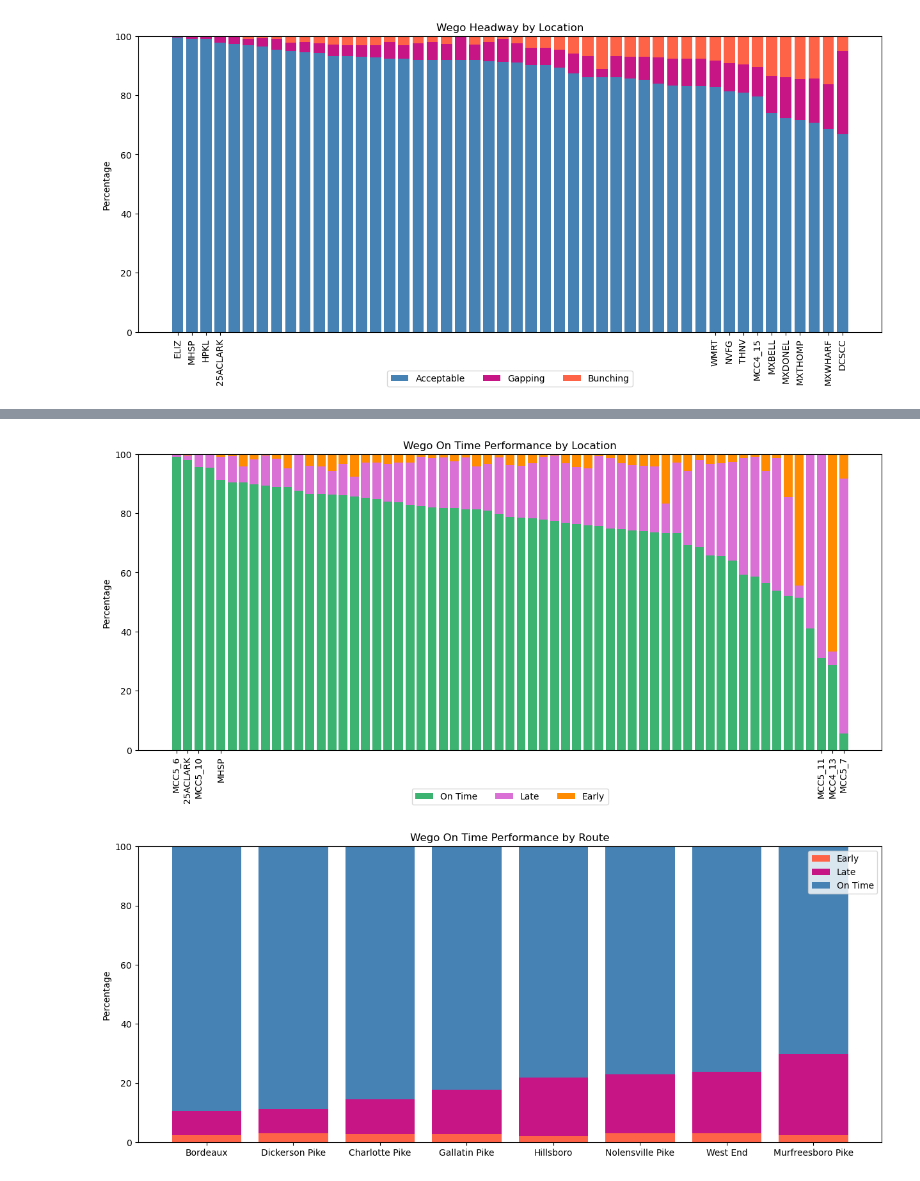
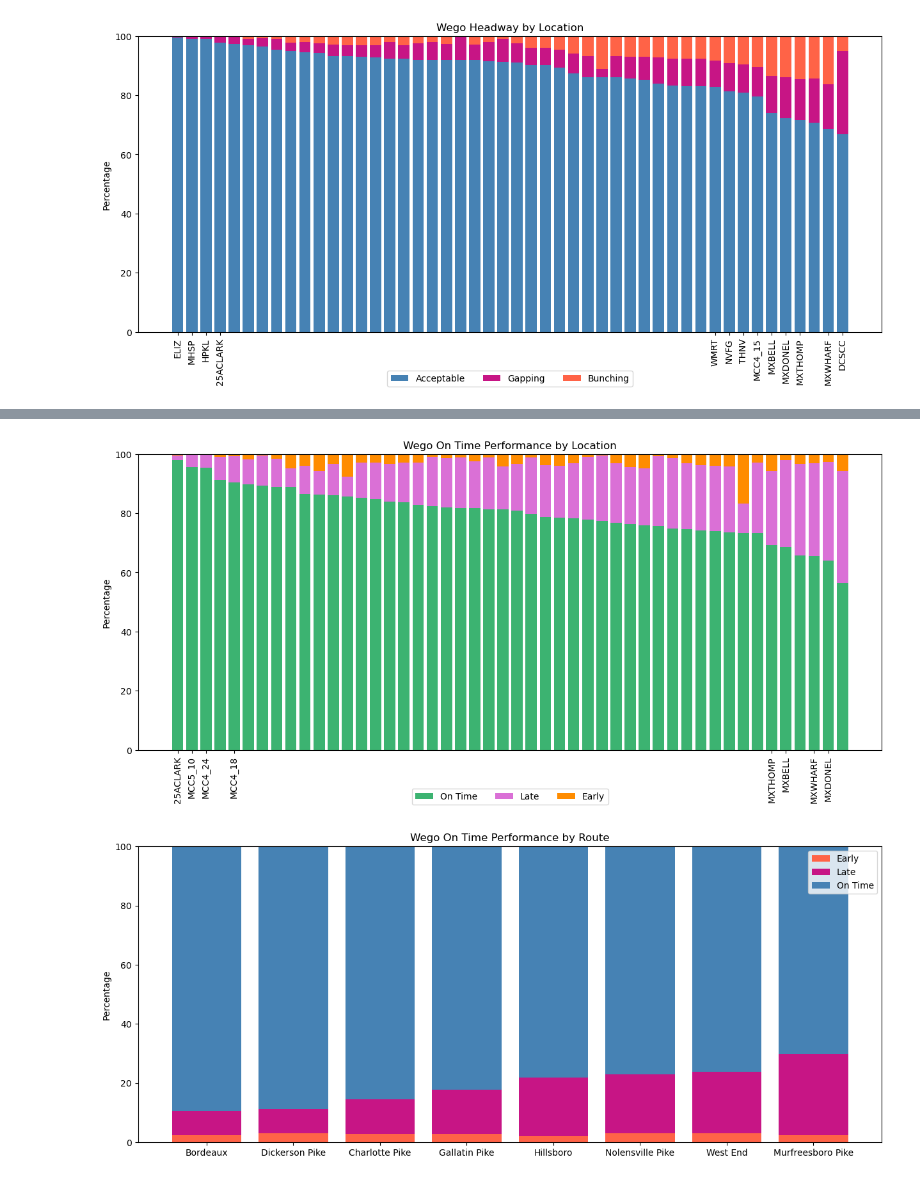
Before and after one commit to NSS-Data-Analytics-Cohort-11/wego-boomers, a Jupyter notebook: notebooks/wego.ipynb, the cells around one changed output, grey strips where cells are left out. Cells and saved outputs as stored; diff of their text form; code cells hidden in the pictures.

```diff
--- a/notebooks/wego.ipynb
+++ b/notebooks/wego.ipynb
@@ -680,3 +712,9 @@ location_on_time = (wego
  [['ADJUSTED_EARLY_COUNT', 'ADJUSTED_LATE_COUNT', 'ADJUSTED_ONTIME_COUNT']]
  .mean()*100
  ).reset_index().sort_values('ADJUSTED_ONTIME_COUNT', ascending=False)
+
+f = wego_drop_unknown[['TIME_POINT_ABBR', 'ROUTE_ABBR']].value_counts().reset_index()
+
+location_on_time = location_on_time.merge(f, how='inner', on='TIME_POINT_ABBR')
+
+location_on_time
@@ -683,27 +739,27 @@ location_on_time = (wego
 # %%
 x=location_on_time['TIME_POINT_ABBR']
 y3=location_on_time['ADJUSTED_EARLY_COUNT']
 y2=location_on_time['ADJUSTED_LATE_COUNT']
 y1=location_on_time['ADJUSTED_ONTIME_COUNT']
 
 plt.figure(figsize=(15,6))
 
 plt.bar(x, y1, color='mediumseagreen')
 plt.bar(x, y2, bottom=y1, color='orchid')
 plt.bar(x, y3, bottom=y1+y2, color='darkorange')
 # plt.xlabel("Route")
 plt.ylabel("Percentage")
 plt.legend(["On Time", "Late", "Early"])
 plt.ylim((0,100))
 plt.title("Wego On Time Performance by Location")
-plt.xticks([0,1,2,4,58,59,60])
+plt.xticks([0,1,2,4,42,43,45,46])
 plt.xticks(rotation=90)
 plt.legend(loc='lower center', bbox_to_anchor=(0.5, -0.2), ncol=3, labels=['On Time', 'Late', 'Early'])
 plt.show()
 
 # Top is again Bordeaux,
 # %% [output]
-[figure, old version]
+[figure, new version]
 # %%
 x=route_on_time['Route']
 y1=route_on_time['ADJUSTED_EARLY_COUNT']
```
Also changed, not shown: parts of 10 cells of this notebook.
